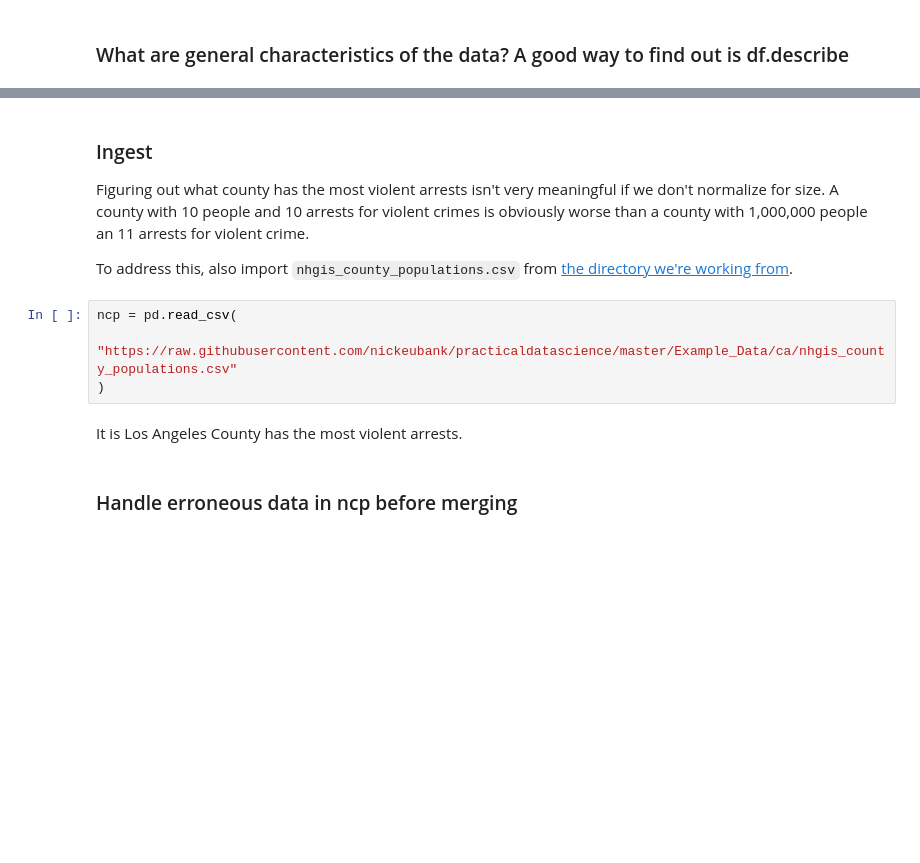
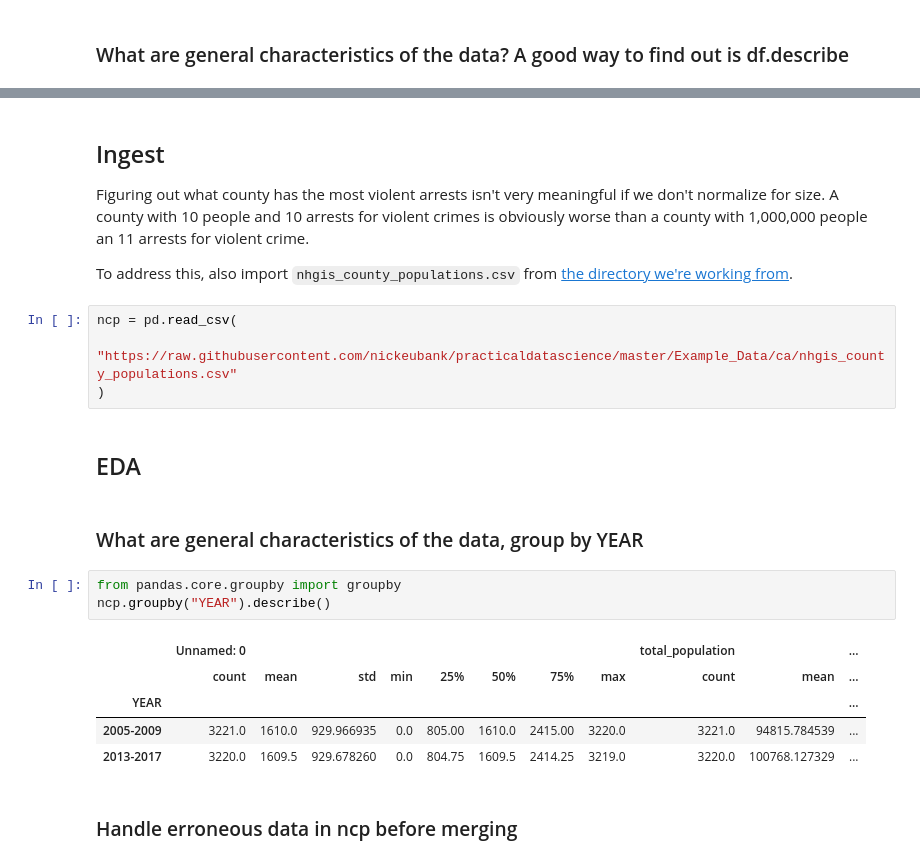
Before and after one commit to minlingz/colab, a Jupyter notebook: exercise_merging.ipynb, the cells around one changed output, grey strips where cells are left out. Saved outputs shown, nothing was run; the diff lists cells and outputs as text; blank space fills up the shorter version.

```diff
--- a/exercise_merging.ipynb
+++ b/exercise_merging.ipynb
@@ -62,7 +62,7 @@ ca.describe()
 | 75% | 1724.750000 | 2204.000000 | 2338.750000 | 1860.500000 | 117.750000 | 1993.500000 | 8677.500000 | 16417.250000 | 386.000000 |
 | max | 1739.000000 | 35319.000000 | 34630.000000 | 32193.000000 | 2041.000000 | 23524.000000 | 127707.000000 | 238608.000000 | 11049.000000 |
 # %% [markdown]
-### Ingest
+## Ingest
 Figuring out what county has the most violent arrests isn't very meaningful if we don't normalize for size. A county with 10 people and 10 arrests for violent crimes is obviously worse than a county with 1,000,000 people an 11 arrests for violent crime.
 
 To address this, also import `nhgis_county_populations.csv` from [the directory we're working from](https://github.com/nickeubank/practicaldatascience/tree/master/Example_Data/ca).
@@ -70,8 +70,19 @@ To address this, also import `nhgis_county_populations.csv` from [the directory
 ncp = pd.read_csv(
     "https://raw.githubusercontent.com/nickeubank/practicaldatascience/master/Example_Data/ca/nhgis_county_populations.csv"
 )
-# %% [markdown]
-It is Los Angeles County has the most violent arrests.
+# %% [markdown]
+## EDA
+# %% [markdown]
+### What are general characteristics of the data, group by YEAR
+# %%
+from pandas.core.groupby import groupby
+ncp.groupby("YEAR").describe()
+# %% [output]
+|  | Unnamed: 0 |  |  |  |  |  |  |  | total_population |  | ... |
+|  | count | mean | std | min | 25% | 50% | 75% | max | count | mean | ... |
+| YEAR |  |  |  |  |  |  |  |  |  |  | ... |
+| 2005-2009 | 3221.0 | 1610.0 | 929.966935 | 0.0 | 805.00 | 1610.0 | 2415.00 | 3220.0 | 3221.0 | 94815.784539 | ... |
+| 2013-2017 | 3220.0 | 1609.5 | 929.678260 | 0.0 | 804.75 | 1609.5 | 2414.25 | 3219.0 | 3220.0 | 100768.127329 | ... |
 # %% [markdown]
 ### Handle erroneous data in ncp before merging
 # %%
```
Also changed, not shown: parts of 3 cells of this notebook.
